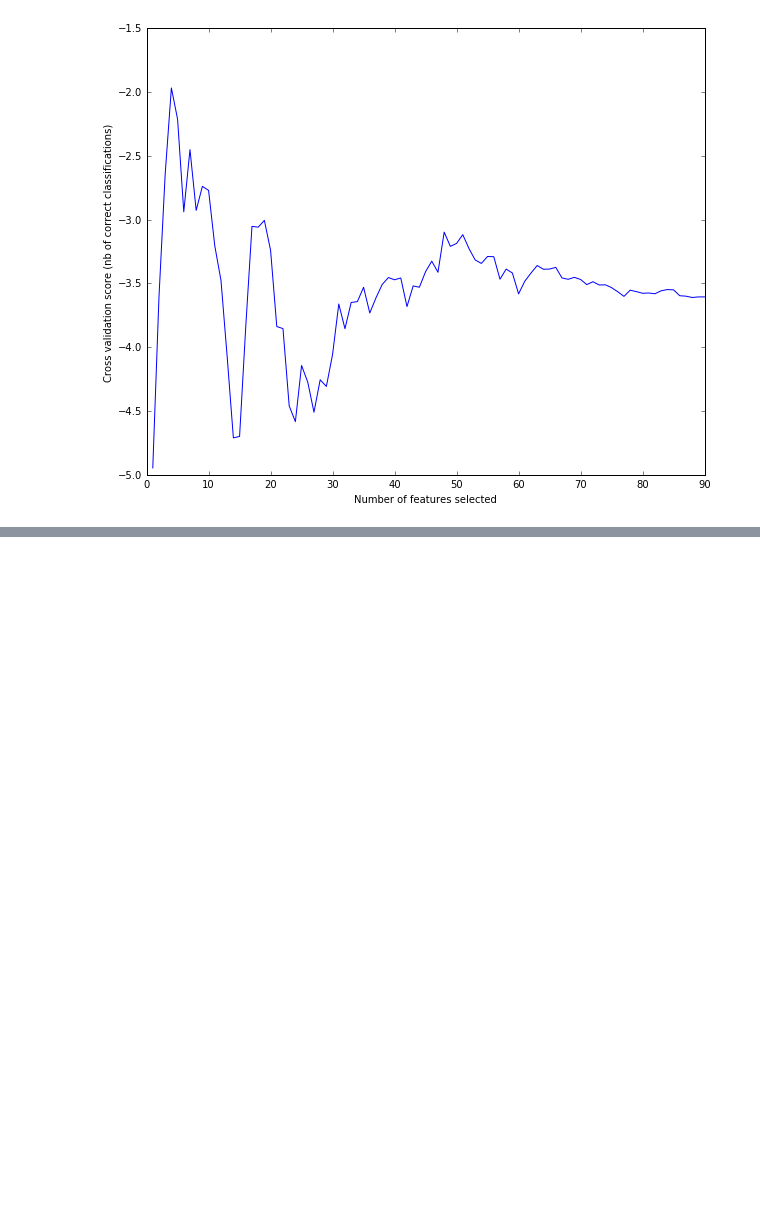
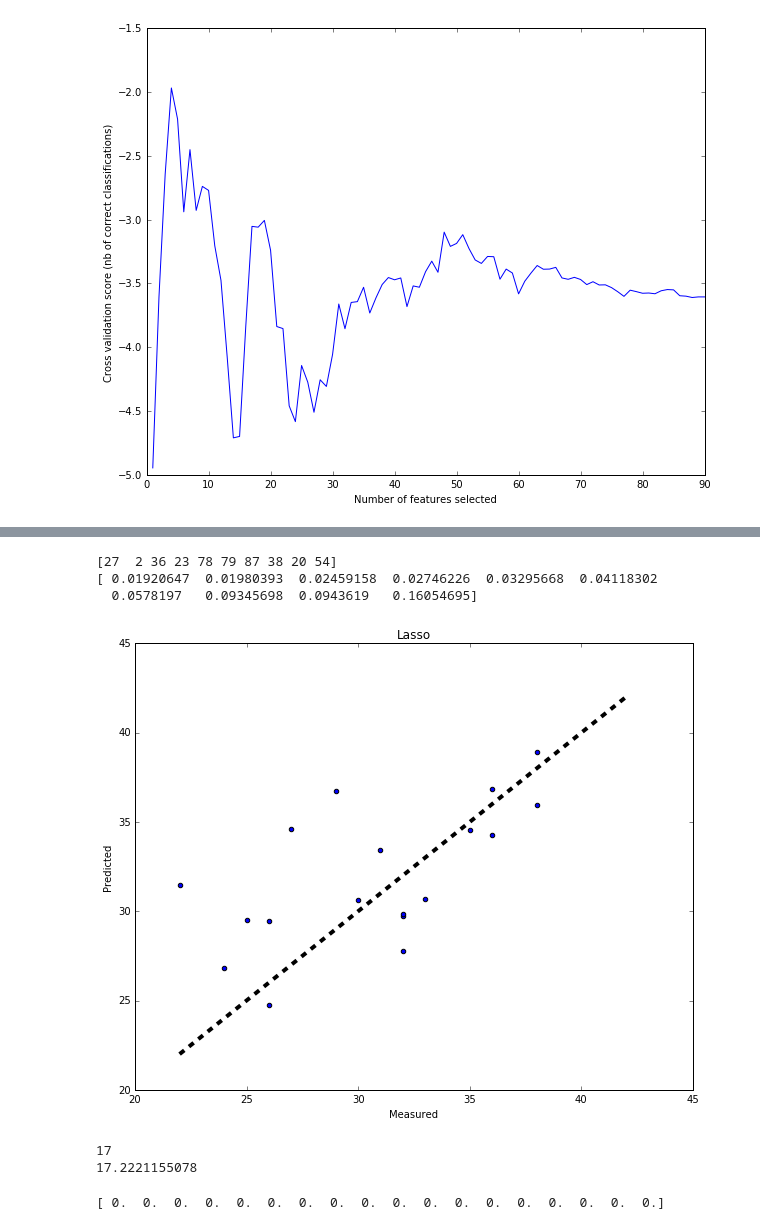
Before and after one commit to SadeghMSalehi/BCH_python, a Jupyter notebook: FS_Fetal_Reg.ipynb, the cells around one changed output, grey strips where cells are left out. Drawn from its saved outputs; the diff is of its cells as text; code cells hidden in the pictures; blank space fills up the shorter version.

```diff
--- a/FS_Fetal_Reg.ipynb
+++ b/FS_Fetal_Reg.ipynb
@@ -103,0 +137,47 @@ print np.argsort(rf.feature_importances_)[-20:]
+# %%
+print np.argsort(rf.feature_importances_)[-10:]
+print np.sort(rf.feature_importances_)[-10:]
+# %% [output]
+[27  2 36 23 78 79 87 38 20 54]
+[ 0.01920647  0.01980393  0.02459158  0.02746226  0.03295668  0.04118302
+  0.0578197   0.09345698  0.0943619   0.16054695]
+# %%
+from sklearn.cross_validation import KFold
+from sklearn.linear_model import Lasso
+from sklearn.feature_selection import SelectFromModel
+lr2 = linear_model.LinearRegression()
+predictedAge = np.zeros(18)
+kf = KFold(18, n_folds=18)
+lmlasso = Lasso(alpha=0.1, copy_X=True, fit_intercept=True, max_iter=1000,
+    normalize=False, positive=False, precompute=False, random_state=None,
+    selection='cyclic', tol=0.0001, warm_start=False)
+for train_index, test_index in kf:
+    trainFold = degreeFeatures[train_index,:]
+    trainFoldLable = ages[train_index]
+    testFold = degreeFeatures[test_index,:]
+    testFoldLable = ages[test_index]
+
+    lmlasso.fit(trainFold, trainFoldLable)
+    model = SelectFromModel(lmlasso, prefit=True)
+    degreeFeatures_new = model.transform(trainFold)
+    degreeFeatures_new_test = model.transform(testFold)
+    lr2.fit(degreeFeatures_new,trainFoldLable)
+    predictedAge[test_index] = lr2.predict(degreeFeatures_new_test)
+fig, ax = plt.subplots()
+plt.title('Lasso')
+ax.scatter(ages, predictedAge)
+ax.plot([22, 42], [22, 42], 'k--', lw=4)
+ax.set_xlabel('Measured')
+ax.set_ylabel('Predicted')
+plt.show()
+print np.size(degreeFeatures_new_test)
+print np.linalg.norm(ages- predictedAge,2)
+# %% [output]
+[figure, added]
+17
+17.2221155078
+# %%
+predictedAge = np.zeros(18)
+print predictedAge
+# %% [output]
+[ 0.  0.  0.  0.  0.  0.  0.  0.  0.  0.  0.  0.  0.  0.  0.  0.  0.  0.]
```
Also changed, not shown: parts of 5 cells of this notebook.
